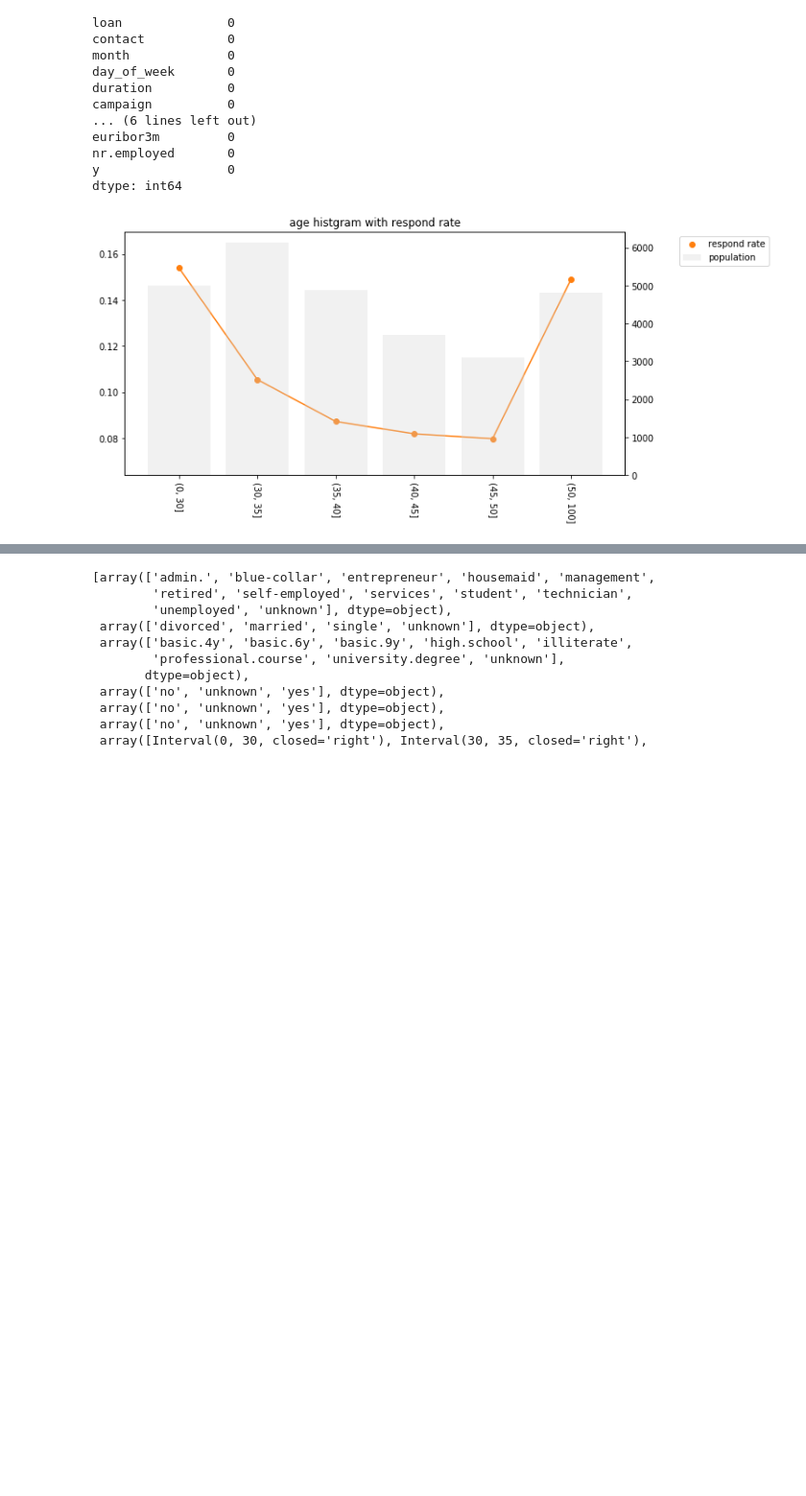
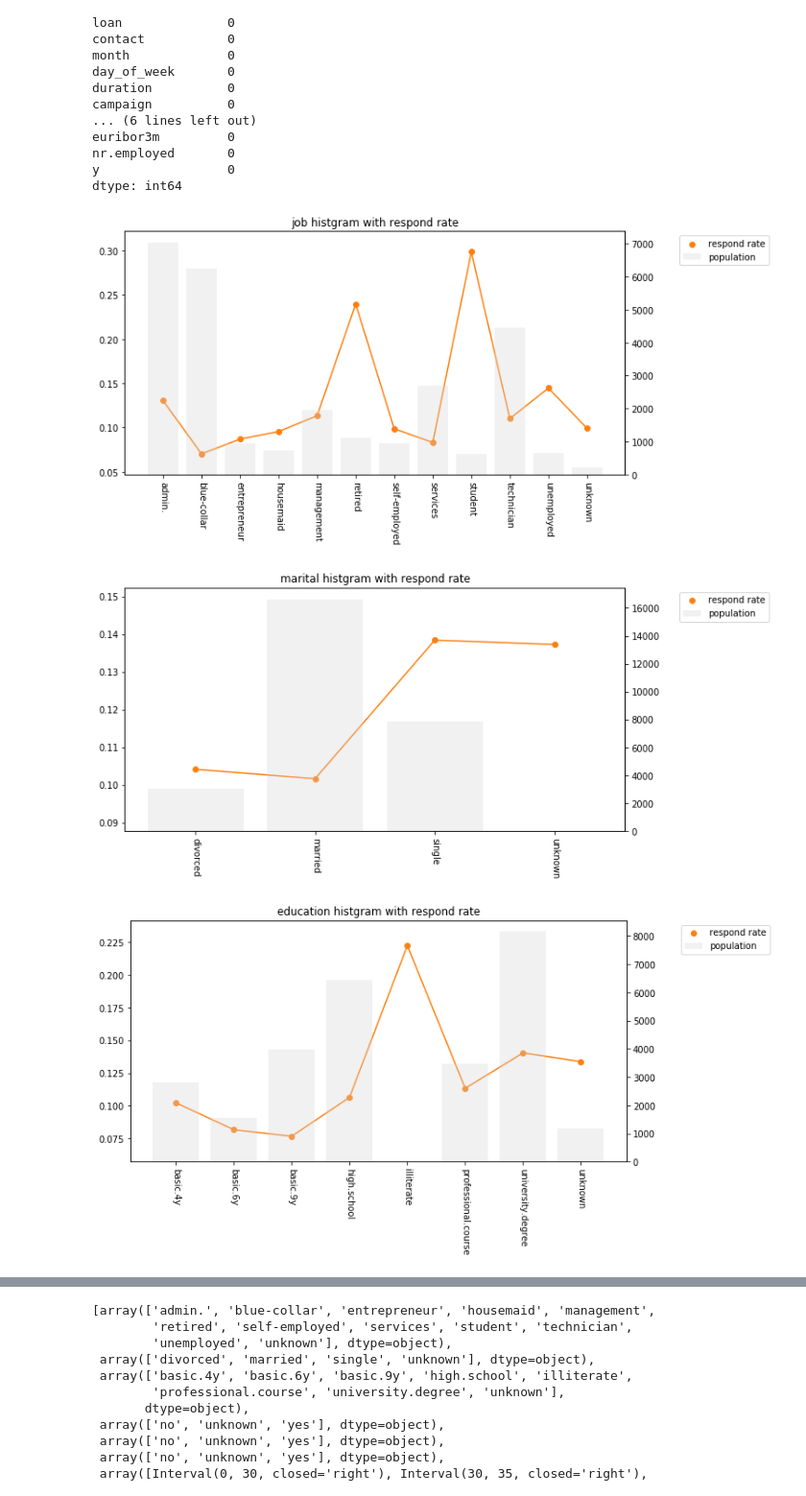
Before and after one commit to jackie-sun7/Bank-Market-Strategy, a Jupyter notebook: EDA.ipynb, the cells around one changed output, grey strips where cells are left out. Shown at 96% size. Saved outputs shown, nothing was run; the diff lists cells and outputs as text; code cells hidden in the pictures; blank space fills up the shorter version.

Commit message:
Add More Charts

```diff
--- a/EDA.ipynb
+++ b/EDA.ipynb
@@ -15,3 +26,43 @@ from sklearn.decomposition import TruncatedSVD
+# %%
+def plot_bar(col, respond_dict):
+
+    fig, ax1 = plt.subplots(figsize=(10, 5))
+
+    l1 = ax1.scatter(
+        x=respond_dict.get(col)[col].astype('str'),
+        y=respond_dict.get(col)['respond_rate'],
+        color='tab:orange',
+        zorder=2
+    )
+    l3 = ax1.plot(
+        respond_dict.get(col)['respond_rate'],
+        color='tab:orange',
+    )
+
+    ax1.set_xticklabels(respond_dict.get(col)[col].astype('str'), rotation=-90)
+    ax1.set_title(f'{col} histgram with respond rate')
+
+
+    ax2 = ax1.twinx()
+
+    l2 = ax2.bar(
+        respond_dict.get(col)[col].astype('str'),
+        respond_dict.get(col)['count'],
+        color='lightgrey',
+        alpha=0.3,
+        zorder=1
+    )
+
+    plt.legend(
+        handles=[l1, l2],
+        labels = ['respond rate','population'],
+        loc='upper left',
+        bbox_to_anchor=[1.1,1])
+
+    plt.savefig('output/'+col+'.png', bbox_inches='tight')
+    #plt.close()
+
+    return fig
 # %%
 df = pd.read_csv('bank-additional-full.csv', sep=';')
 df.shape
@@ -48,3 +99,4 @@ X_train_personal = X_train[['job', 'marital', 'education', 'default', 'housing',
 X_train_personal['age'] = pd.cut(X_train['age'],bins=(0, 30, 35, 40, 45, 50, 100))
 # %%
 df_train_personal = pd.concat([X_train_personal, y_train], axis=1)
+personal_respond_dict = get_respond_dict(df_train_personal)
@@ -99,5 +103,7 @@ def plot_bar(col, respond_dict=respond_dict):
 # %%
 for col in X_train_personal.columns:
-    plot_bar('age')
+    plot_bar(col, personal_respond_dict)
 # %% [output]
-[figure, old version]
+[figure, new version]
+[figure, added]
+[figure, added]
```
Also changed, not shown: parts of 21 cells of this notebook, 10 other files.
